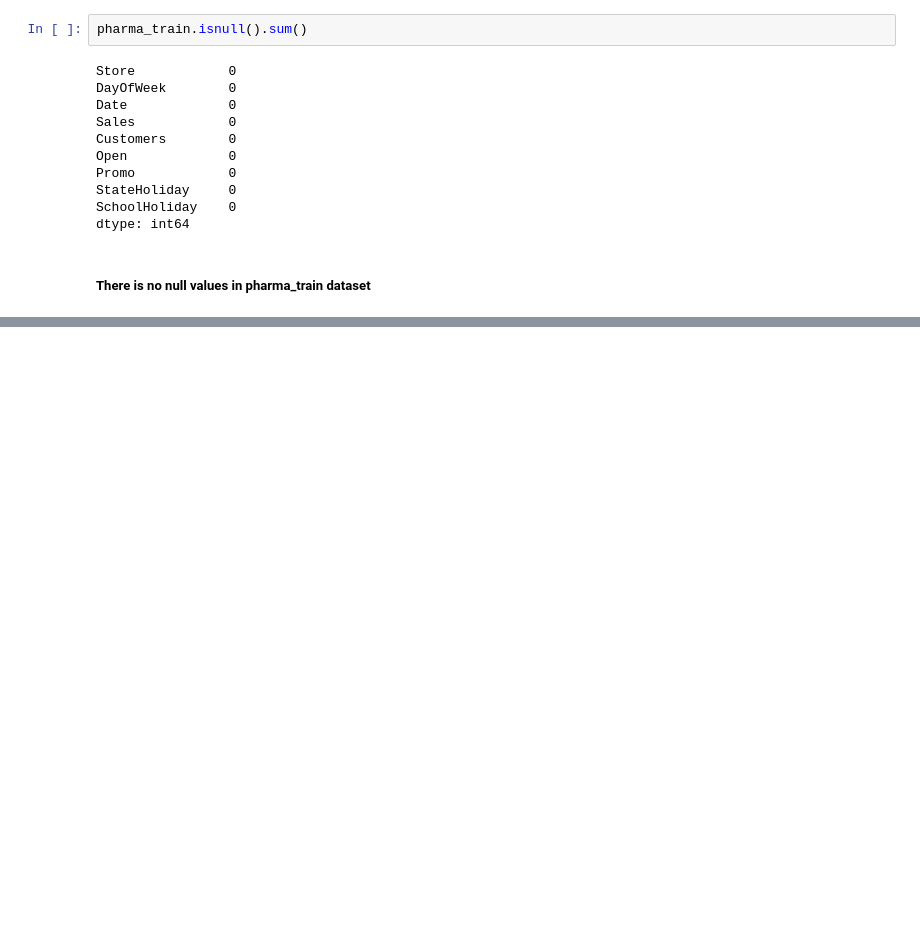
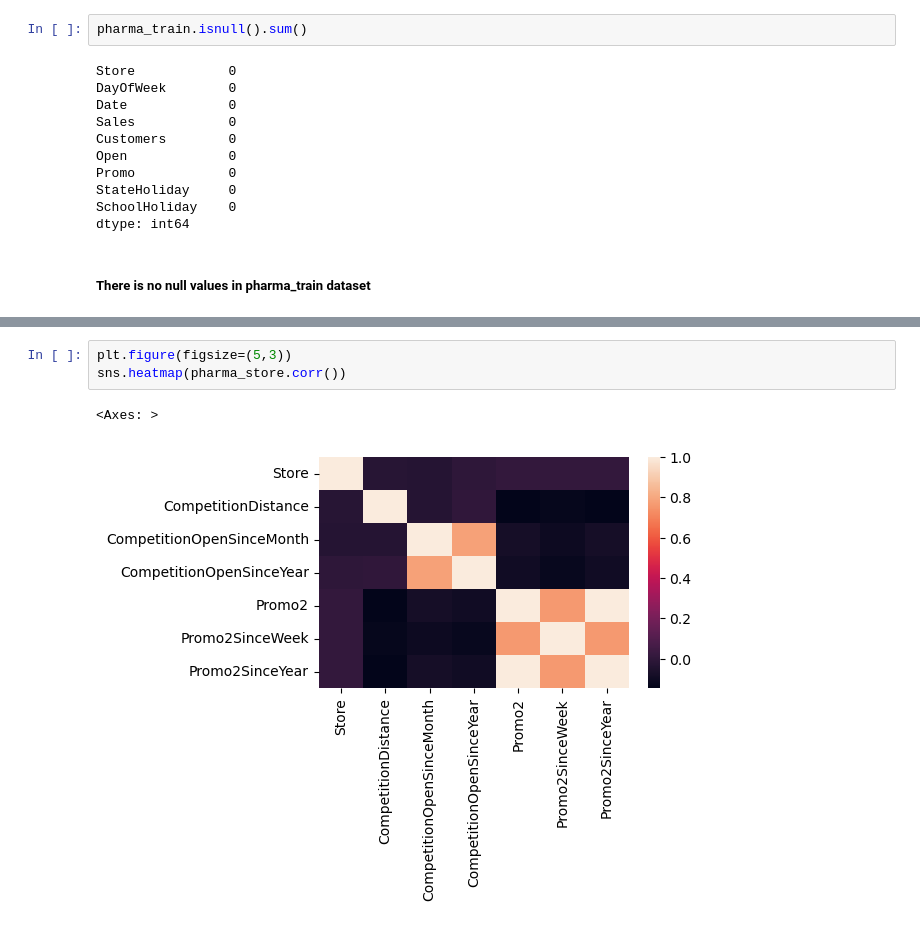
Before and after one commit to Hemamagam/Project-6--Pharmaceutical-Sale-Prediction-, a Jupyter notebook: Task1_purchase_behaviour.ipynb, the cells around one changed output, grey strips where cells are left out. Saved outputs shown, nothing was run; the diff lists cells and outputs as text; blank space fills up the shorter version.

```diff
--- a/Task1_purchase_behaviour.ipynb
+++ b/Task1_purchase_behaviour.ipynb
@@ -411,0 +425,6 @@ dtype: int64
+# %%
+plt.figure(figsize=(5,3))
+sns.heatmap(pharma_store.corr())
+# %% [output]
+<Axes: >
+[figure, added]
```
Also changed, not shown: parts of 2 cells of this notebook.
